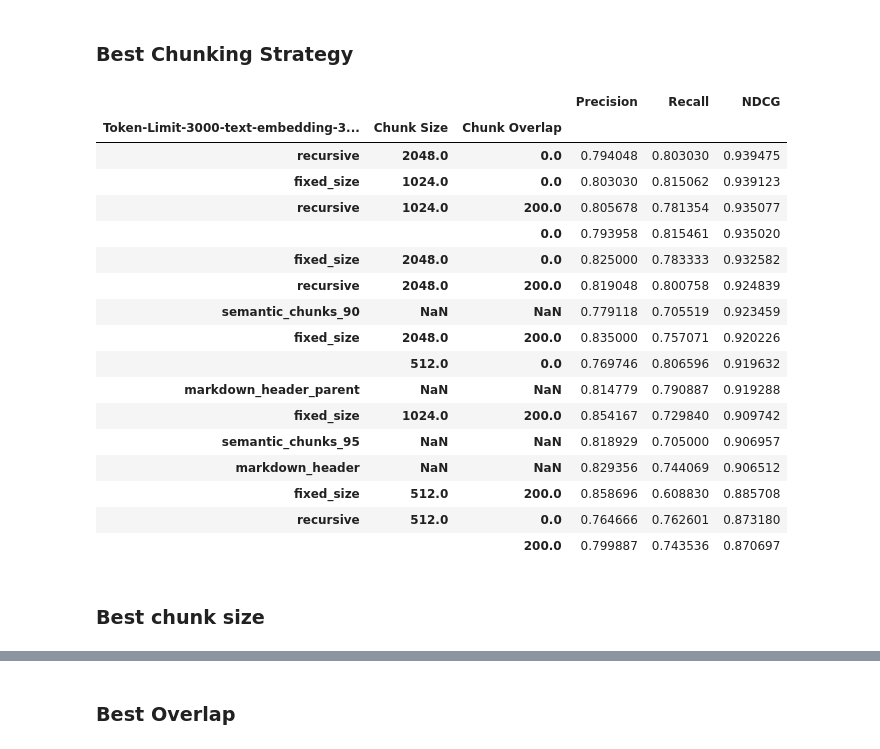
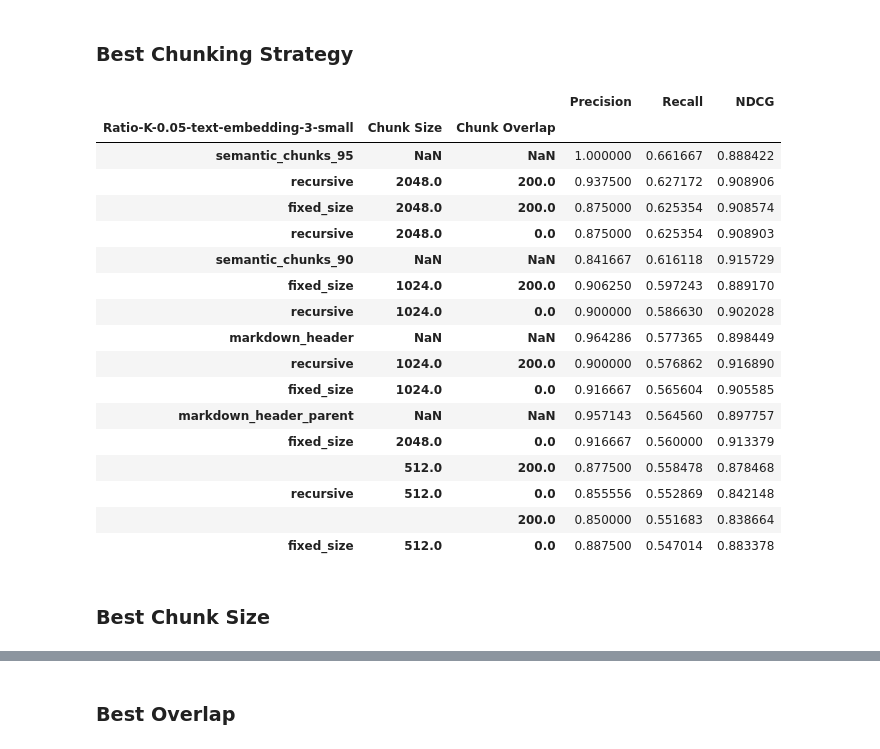
Before and after one commit to Leo310/rag-chunking-evaluation, a Jupyter notebook: my_benchmark.ipynb, the cells around one changed output, grey strips where cells are left out. Cells and saved outputs as stored; diff of their text form; code cells hidden in the pictures.

Commit message:
add new evaluation approach (ratio-k)

```diff
--- a/my_benchmark.ipynb
+++ b/my_benchmark.ipynb
@@ -349,0 +314,11 @@ df.sort_values(by="Average Chunk Size", ascending=False).style.hide(axis="index"
+# %%
+mean_ground_truth_token_count = 0
+for experiment_name, questions in datasets.items():
+    ground_character_token_count = 0
+    for question in questions:
+        for split_chunk in split_chunks[experiment_name]:
+            if str(split_chunk.metadata["id"]) in question["ground_truth_chunks"]:
+                ground_character_token_count += len(split_chunk.page_content)
+    mean_ground_truth_token_count += ground_character_token_count / (len(questions)*4) # *4 because on token is approximately 4 characters
+
+round(mean_ground_truth_token_count / len(datasets))
@@ -361,15 +384,18 @@ class EvalApproach:
     FIXED_K = "Fixed-K"
     GROUND_TRUTH_K = "Ground-Truth-K"
     TOKEN_LIMIT = "Token-Limit"
+    RATIO_K = "Ratio-K"
 
-SEL_APPROACH: EvalApproach = EvalApproach.TOKEN_LIMIT
+SEL_APPROACH: EvalApproach = EvalApproach.RATIO_K
 FIXED_K = 20
-TOKEN_LIMIT = 3000
+TOKEN_LIMIT = 3340
+RATIO_K = 0.05
 
-# model_name = "text-embedding-3-small"
+model_name = "text-embedding-3-small"
 eval_name = f"{SEL_APPROACH}-{FIXED_K}-{model_name}" if SEL_APPROACH == EvalApproach.FIXED_K else ""
 eval_name = f"{SEL_APPROACH}-{model_name}" if SEL_APPROACH == EvalApproach.GROUND_TRUTH_K else eval_name
 eval_name = f"{SEL_APPROACH}-{TOKEN_LIMIT}-{model_name}" if SEL_APPROACH == EvalApproach.TOKEN_LIMIT else eval_name
+eval_name = f"{SEL_APPROACH}-{RATIO_K}-{model_name}" if SEL_APPROACH == EvalApproach.RATIO_K else eval_name
 if os.path.exists(f"{data_dir}results/{eval_name}.csv"):
     results = pd.read_csv(f"{data_dir}results/{eval_name}.csv")
 # %%
@@ -380,18 +406,23 @@ for experiment_name, questions in datasets.items():
     if experiment_name not in vector_stores:
         continue
 
-    # for question_type, datasets in questions.items():
+    K = FIXED_K if SEL_APPROACH == EvalApproach.FIXED_K else 0
+    K = (
+        round(len(split_chunks[experiment_name]) * RATIO_K)
+        if SEL_APPROACH == EvalApproach.RATIO_K
+        else K
+    )
+    K = (
+        200 if SEL_APPROACH == EvalApproach.TOKEN_LIMIT else K
+    )  # large number to ensure TOKEN_LIMIT is always reached
+    print("Evaluating", experiment_name, "with K =", K if K else "Ground Truth based")
     metrics = []
-    for testset in questions:
+    for testset in tqdm(questions):
         if testset["ground_truth_chunks"] == {}:
             continue
         question = testset["question"]
         ground_truth = testset["ground_truth_chunks"]
-        K = FIXED_K if SEL_APPROACH == EvalApproach.FIXED_K else 0
         K = len(ground_truth) if SEL_APPROACH == EvalApproach.GROUND_TRUTH_K else K
-        K = (
-            200 if SEL_APPROACH == EvalApproach.TOKEN_LIMIT else K
-        )  # large number to ensure TOKEN_LIMIT is always reached
 
         retriever = vector_stores[experiment_name].as_retriever(search_kwargs={"k": K})
         retrieved_chunks = retriever.invoke(question)
@@ -465,28 +510,28 @@ results.to_csv(f"{data_dir}results/{eval_name}.csv", index=False)
 # %% [markdown]
 ### Best Chunking Strategy
 # %%
-results.drop(columns=["MAP"]).groupby([eval_name, "Chunk Size", "Chunk Overlap"], dropna=False).mean().sort_values(by="NDCG", ascending=False)
+results.drop(columns=["MAP"]).groupby([eval_name, "Chunk Size", "Chunk Overlap"], dropna=False).mean().sort_values(by="Recall", ascending=False)
 # %% [output]
 |  |  |  | Precision | Recall | NDCG |
-| Token-Limit-3000-text-embedding-3... | Chunk Size | Chunk Overlap |  |  |  |
-| recursive | 2048.0 | 0.0 | 0.794048 | 0.803030 | 0.939475 |
-| fixed_size | 1024.0 | 0.0 | 0.803030 | 0.815062 | 0.939123 |
-| recursive | 1024.0 | 200.0 | 0.805678 | 0.781354 | 0.935077 |
-|  |  | 0.0 | 0.793958 | 0.815461 | 0.935020 |
-| fixed_size | 2048.0 | 0.0 | 0.825000 | 0.783333 | 0.932582 |
-| recursive | 2048.0 | 200.0 | 0.819048 | 0.800758 | 0.924839 |
-| semantic_chunks_90 | NaN | NaN | 0.779118 | 0.705519 | 0.923459 |
-| fixed_size | 2048.0 | 200.0 | 0.835000 | 0.757071 | 0.920226 |
-|  | 512.0 | 0.0 | 0.769746 | 0.806596 | 0.919632 |
-| markdown_header_parent | NaN | NaN | 0.814779 | 0.790887 | 0.919288 |
-| fixed_size | 1024.0 | 200.0 | 0.854167 | 0.729840 | 0.909742 |
-| semantic_chunks_95 | NaN | NaN | 0.818929 | 0.705000 | 0.906957 |
-| markdown_header | NaN | NaN | 0.829356 | 0.744069 | 0.906512 |
-| fixed_size | 512.0 | 200.0 | 0.858696 | 0.608830 | 0.885708 |
-| recursive | 512.0 | 0.0 | 0.764666 | 0.762601 | 0.873180 |
-|  |  | 200.0 | 0.799887 | 0.743536 | 0.870697 |
+| Ratio-K-0.05-text-embedding-3-small | Chunk Size | Chunk Overlap |  |  |  |
+| semantic_chunks_95 | NaN | NaN | 1.000000 | 0.661667 | 0.888422 |
+| recursive | 2048.0 | 200.0 | 0.937500 | 0.627172 | 0.908906 |
+| fixed_size | 2048.0 | 200.0 | 0.875000 | 0.625354 | 0.908574 |
+| recursive | 2048.0 | 0.0 | 0.875000 | 0.625354 | 0.908903 |
+| semantic_chunks_90 | NaN | NaN | 0.841667 | 0.616118 | 0.915729 |
+| fixed_size | 1024.0 | 200.0 | 0.906250 | 0.597243 | 0.889170 |
+| recursive | 1024.0 | 0.0 | 0.900000 | 0.586630 | 0.902028 |
+| markdown_header | NaN | NaN | 0.964286 | 0.577365 | 0.898449 |
+| recursive | 1024.0 | 200.0 | 0.900000 | 0.576862 | 0.916890 |
+| fixed_size | 1024.0 | 0.0 | 0.916667 | 0.565604 | 0.905585 |
+| markdown_header_parent | NaN | NaN | 0.957143 | 0.564560 | 0.897757 |
+| fixed_size | 2048.0 | 0.0 | 0.916667 | 0.560000 | 0.913379 |
+|  | 512.0 | 200.0 | 0.877500 | 0.558478 | 0.878468 |
+| recursive | 512.0 | 0.0 | 0.855556 | 0.552869 | 0.842148 |
+|  |  | 200.0 | 0.850000 | 0.551683 | 0.838664 |
+| fixed_size | 512.0 | 0.0 | 0.887500 | 0.547014 | 0.883378 |
 # %% [markdown]
-### Best chunk size
+### Best Chunk Size
 # %%
 results.drop(columns=[eval_name, "Chunk Overlap", "MAP"]).groupby("Chunk Size", dropna=False).mean().sort_values(by="Recall", ascending=False)
 # %% [output]
```
Also changed, not shown: parts of 24 cells of this notebook, 7 other files.
